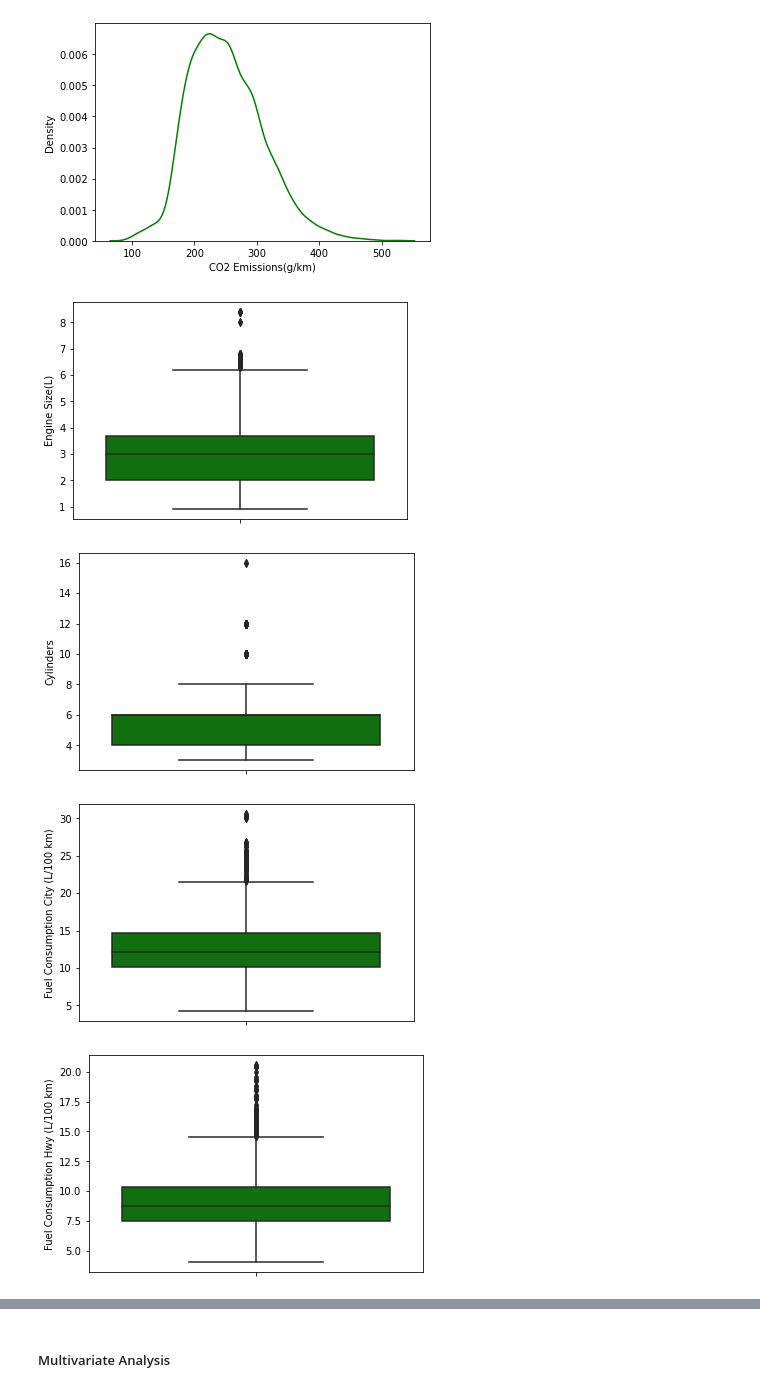
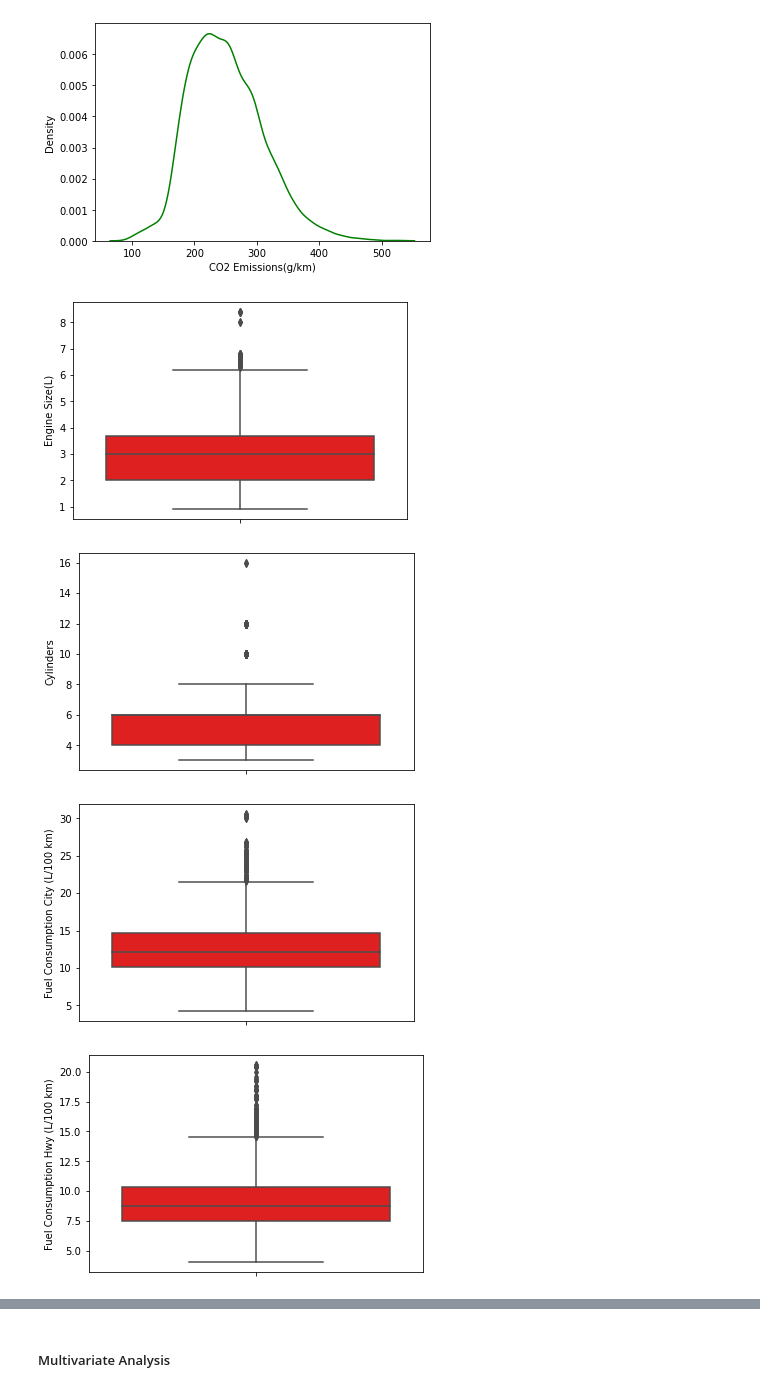
Before and after one commit to vyshakh17/ML-projects, a Jupyter notebook: co2 emission/CO2 Emission Prediction Canada.ipynb, the cells around one changed output, grey strips where cells are left out. Saved outputs shown, nothing was run; the diff lists cells and outputs as text; code cells hidden in the pictures.

```diff
--- a/co2 emission/CO2 Emission Prediction Canada.ipynb
+++ b/co2 emission/CO2 Emission Prediction Canada.ipynb
@@ -136,10 +133,10 @@ for i in df.columns:
 # %%
 for i in df.columns:
     if df[i].dtypes != "object":
-        sns.boxplot(y= df[i],color='green')
+        sns.boxplot(y= df[i],color='red')
         plt.show()
 # %% [output]
-[figure, old version]
+[figure, new version]
-[figure, old version]
+[figure, new version]
-[figure, old version]
+[figure, new version]
-[figure, old version]
+[figure, new version]
```
Also changed, not shown: parts of 9 cells of this notebook.
